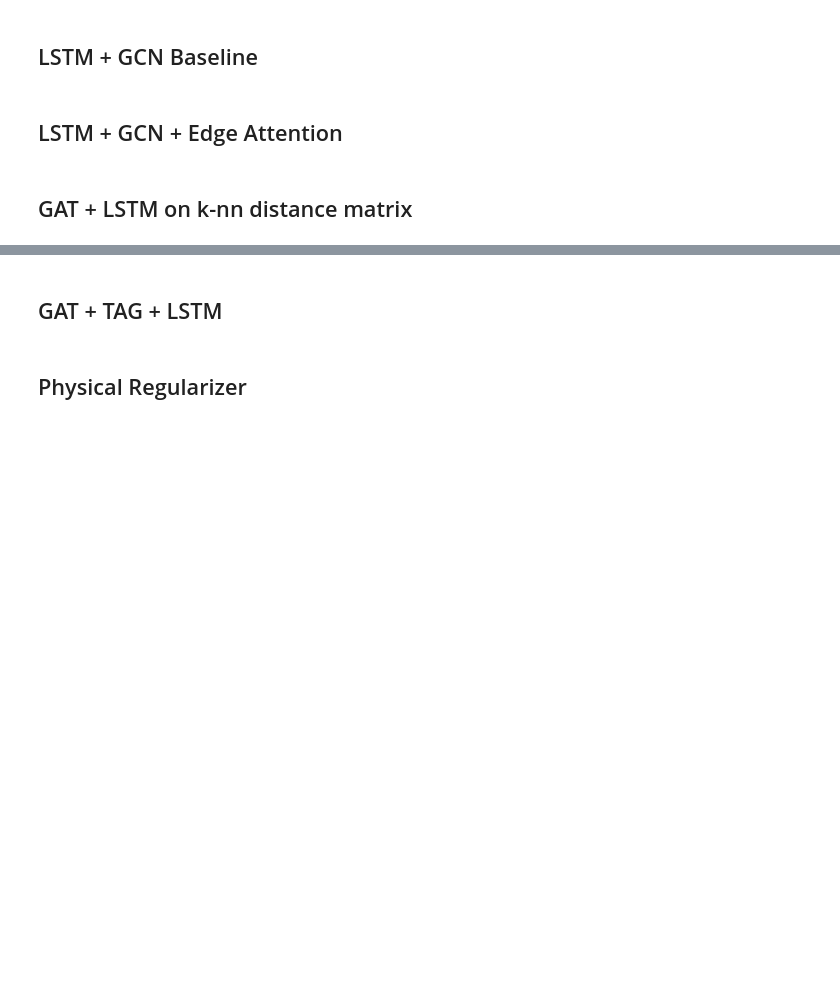
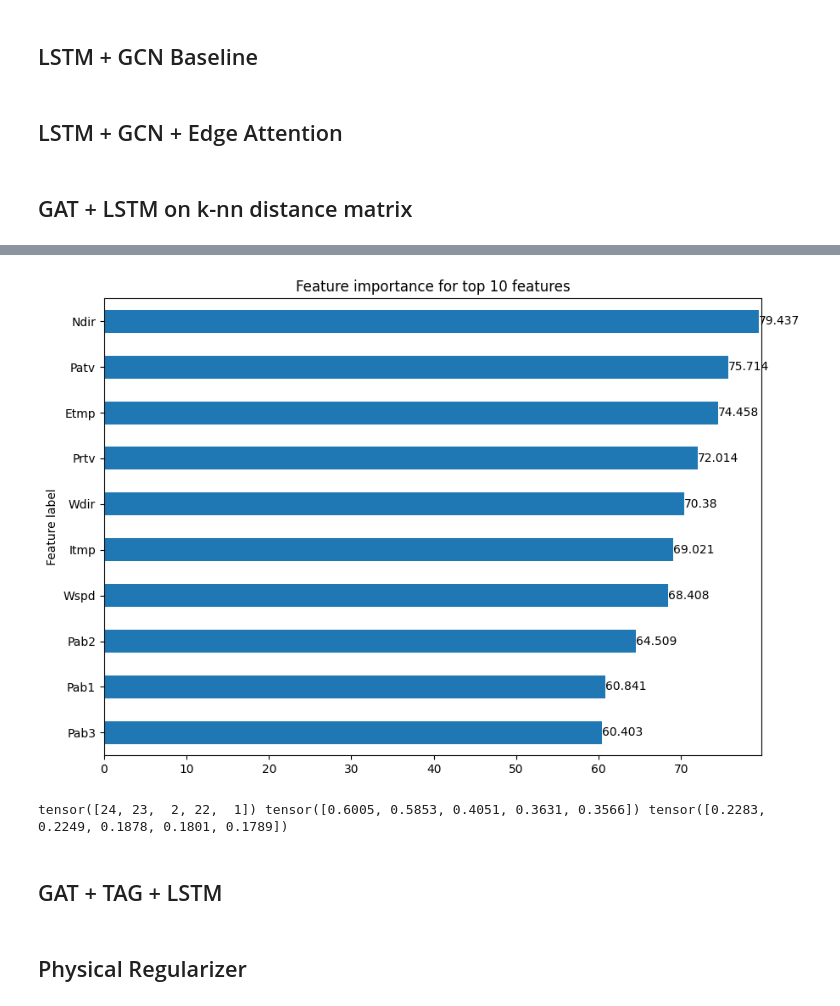
Before and after one commit to Zaltad/Wind_Power_Forecasting, a Jupyter notebook: wind-power-forecasting.ipynb, the cells around one changed output, grey strips where cells are left out. Saved outputs shown, nothing was run; the diff lists cells and outputs as text; code cells hidden in the pictures; blank space fills up the shorter version.

Commit message:
Kaggle Notebook | wind-power-forecastingv1 | Adjustable explainer

```diff
--- a/wind-power-forecasting.ipynb
+++ b/wind-power-forecasting.ipynb
@@ -1013,5 +1092,5 @@ lstm_gat_train_losses, lstm_gat_val_losses = do_train(model, train_loader, val_l
 # %%
-# DEVICE = torch.device("cpu") #"cuda"
+explainer_device = torch.device("cpu") #"cuda"
 
 from torch_geometric.explain import Explainer
 from torch_geometric.explain.algorithm import GNNExplainer
@@ -1034,60 +1113,62 @@ class HorizonHead(nn.Module):
         y = self.base(x, edge_index)[:, self.h, :]  # [B, N]
         return y.reshape(-1)  # assume B=1 -> [N]
 
-model.load_state_dict(torch.load("/kaggle/working/best_lstm_gat.pth", map_location=torch.device(DEVICE)))
-model.to(DEVICE)
+model.load_state_dict(torch.load("/kaggle/working/best_lstm_gat.pth", map_location=torch.device(explainer_device)))
+model.to(explainer_device)
 model.eval()
-# with torch.no_grad():
+gnn_explainer = True #AttentionExplainer
 for X_batch, y_batch in test_loader:
     # pick sample b and target time index t_target (inclusive)
     b = 0
-    x_bt = X_batch.to(DEVICE)[b:b+1, :, :, :]   # [1, 24, N, F]
-    print(x_bt.shape)
+    x_bt = X_batch.to(explainer_device)[b:b+1, :, :, :]   # [1, 24, N, F]
     B, T, N, F = x_bt.shape
     # wrap and explainer as before
-    wrapped = HorizonHead(model, horizon_idx=0, N=N).eval().to(DEVICE)
+    wrapped = HorizonHead(model, horizon_idx=0, N=N).eval().to(explainer_device)
     explainer = Explainer(
         model=wrapped,
-        algorithm=GNNExplainer(epochs=200),#AttentionExplainer(reduce="mean"),
+        algorithm=GNNExplainer(epochs=200) if gnn_explainer else AttentionExplainer(reduce="mean"),
         explanation_type="model",
         edge_mask_type="object",
-        # node_mask_type=None
-        node_mask_type="attributes",   # feature attributions
+        node_mask_type="attributes" if gnn_explainer else None,   # feature attributions
         model_config=dict(mode="regression", task_level="node", return_type="raw"),
     )
     BT = B * T
     # explain node u in the final time slice
     u = 0
     x_flat = x_bt.reshape(BT * N, F)
 
     edge_index_bt = make_batched_edges(
         edge_index=edge_index_tensor,
         edge_weight=edge_weight_tensor,
         N=N,
         num_graphs=BT,
-        device=DEVICE,
+        device=explainer_device,
     )[0]
 
-    explanation = explainer(x=x_flat, edge_index=edge_index_bt.to(DEVICE), index=u)
+    explanation = explainer(x=x_flat, edge_index=edge_index_bt.to(explainer_device), index=u)
     edge_mask = explanation.edge_mask
     ei = explanation.edge_index
-    explanation.visualize_feature_importance(top_k=10, feat_labels=feature_cols)
+    if gnn_explainer:
+        explanation.visualize_feature_importance(top_k=10, feat_labels=feature_cols)
     explanation.visualize_graph('graph.gv.pdf')
     # ei: [2, E], edge_mask: [E]
     u = 0
-    sel_in = (ei[1] == u).to(DEVICE)                     # edges j -> u
+    sel_in = (ei[1] == u).to(explainer_device)                     # edges j -> u
     mask_in = edge_mask[sel_in]
     src_in  = ei[0, sel_in]
     if mask_in.numel() == 0:
         print("No inbound edges to u")
     else:
         vals, idx = torch.topk(mask_in, k=5)
         top_neighbors = src_in[idx]           # node ids of most impactful neighbors
         top_scores    = vals                  # their importance scores
         # Optional: normalize to a distribution over neighbors
         top_probs = torch.softmax(vals, dim=0)
         print(top_neighbors, top_scores, top_probs)
     break
+# %% [output]
+[figure, added]
+tensor([24, 23,  2, 22,  1]) tensor([0.6005, 0.5853, 0.4051, 0.3631, 0.3566]) tensor([0.2283, 0.2249, 0.1878, 0.1801, 0.1789])
 # %%
 plot_train_val_losses(lstm_gat_train_losses, lstm_gat_val_losses, title="LSTM + GAT Training and Validation Loss")
 # %%
```
Also changed, not shown: parts of 12 cells of this notebook.
